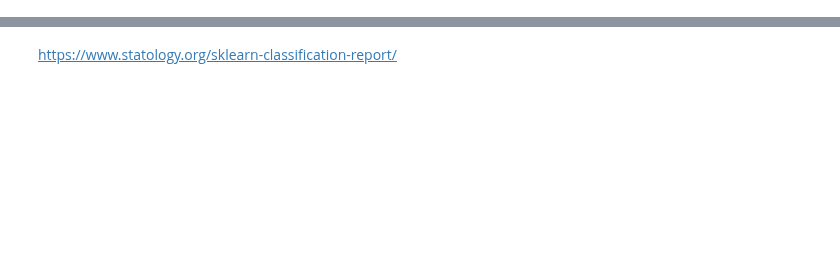
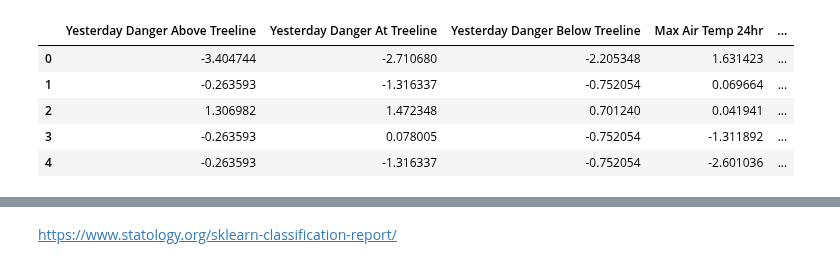
Before and after one commit to itsjpb/470-avalanche-prediction, a Jupyter notebook: jupyter/try_nn.ipynb, the cells around one changed output, grey strips where cells are left out. Cells and saved outputs as stored; diff of their text form; code cells hidden in the pictures; blank space fills up the shorter version.

```diff
--- a/jupyter/try_nn.ipynb
+++ b/jupyter/try_nn.ipynb
@@ -48 +55,10 @@ for col in normalized_df.columns:
+# %%
+scaled_df.head()
+# %% [output]
+|  | Yesterday Danger Above Treeline | Yesterday Danger At Treeline | Yesterday Danger Below Treeline | Max Air Temp 24hr | ... |
+| 0 | -3.404744 | -2.710680 | -2.205348 | 1.631423 | ... |
+| 1 | -0.263593 | -1.316337 | -0.752054 | 0.069664 | ... |
+| 2 | 1.306982 | 1.472348 | 0.701240 | 0.041941 | ... |
+| 3 | -0.263593 | 0.078005 | -0.752054 | -1.311892 | ... |
+| 4 | -0.263593 | -1.316337 | -0.752054 | -2.601036 | ... |
 # %%
```
Also changed, not shown: parts of 12 cells of this notebook.
